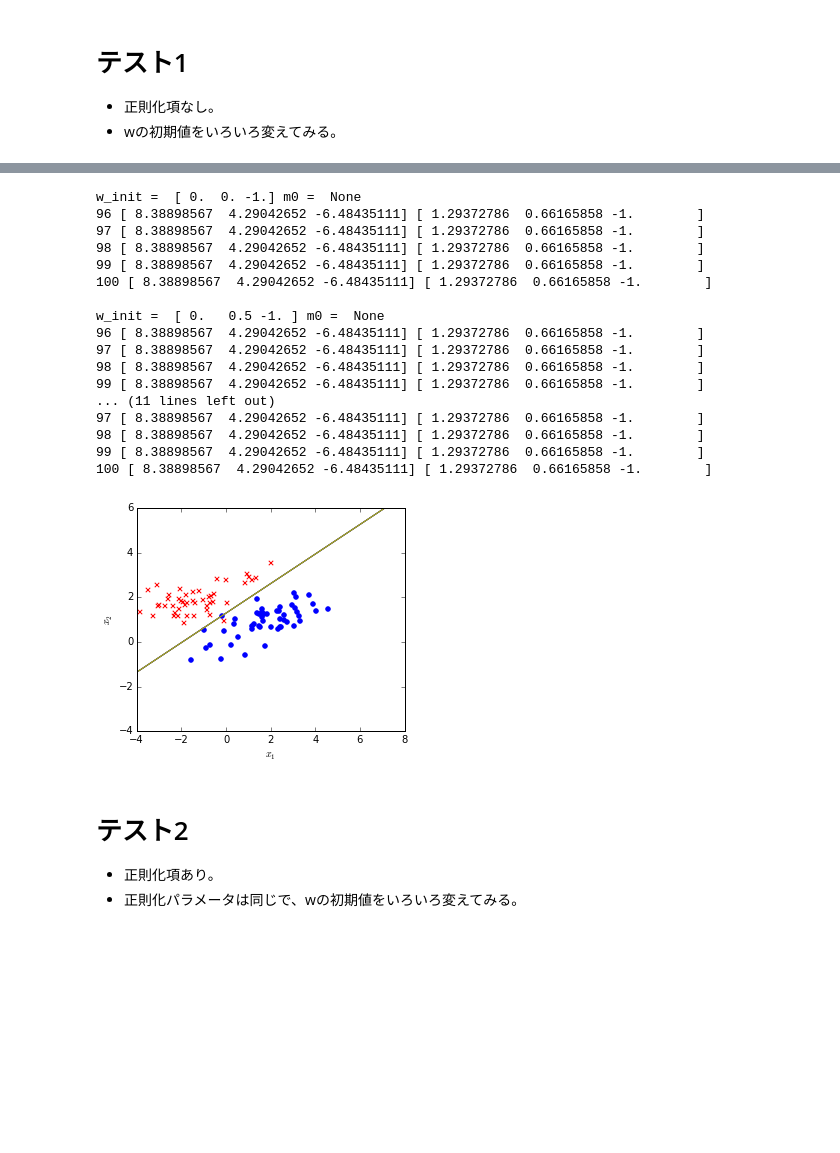
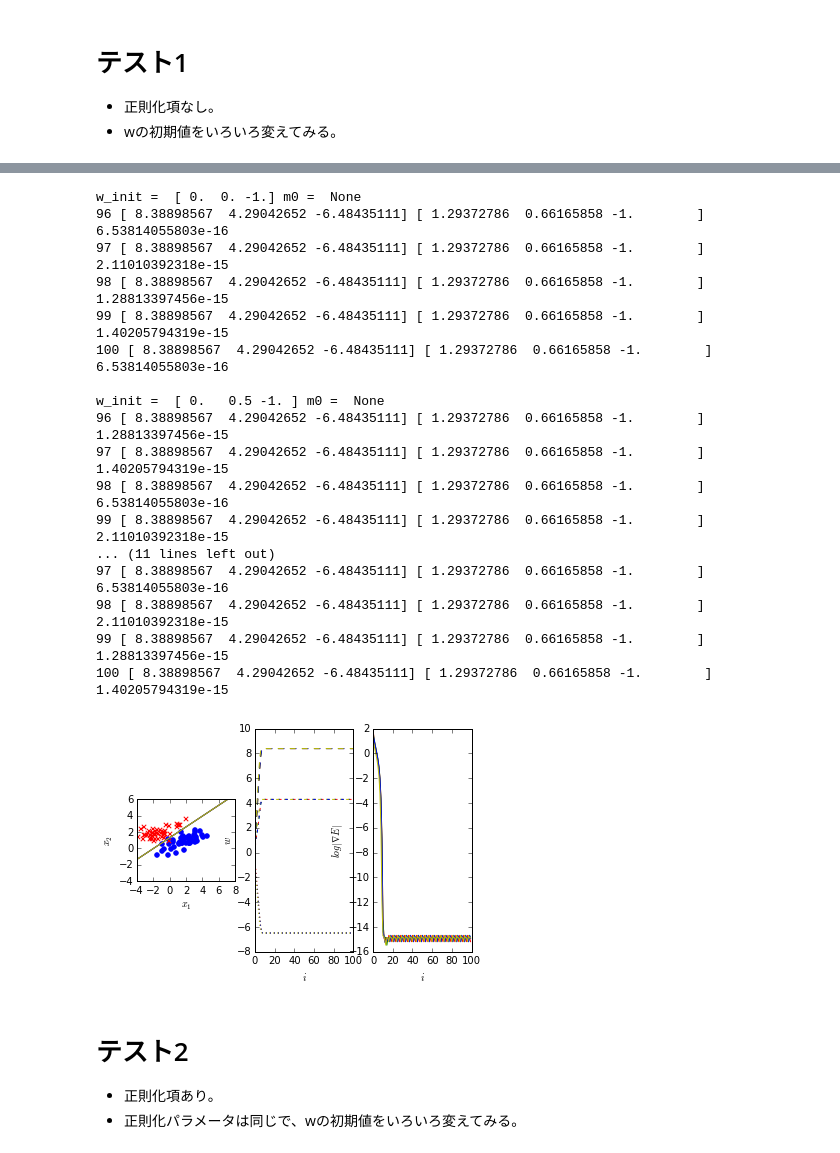
Before and after one commit to directorscut82/osaka_prml_reading, a Jupyter notebook: ipynb/PRML4.3-4.5_Logistic_Regression.ipynb, the cells around one changed output, grey strips where cells are left out. Cells and saved outputs as stored; diff of their text form; code cells hidden in the pictures; blank space fills up the shorter version.

```diff
--- a/ipynb/PRML4.3-4.5_Logistic_Regression.ipynb
+++ b/ipynb/PRML4.3-4.5_Logistic_Regression.ipynb
@@ -24,7 +24,7 @@ def logistic_regression(x, t, m0=None, S0inv=None, w_init=None, iter=100):
     if w_init is None: w = np.zeros(dim)
     else: w = w_init.copy()
 
-    history = [(0, w.copy())]
+    history = [(0, w.copy(), 0.0)]
     try:
         for i in range(iter):
             y = sigmoid(w.dot(Phi.T))
@@ -35,7 +35,7 @@ def logistic_regression(x, t, m0=None, S0inv=None, w_init=None, iter=100):
             # ↓これを入れないと、条件によってoverflowやunderflowが起こる。
             # 　wの絶対値が大きくならなければ、分母はなんでもよい？
             # w /= np.linalg.norm(w)
-            history.append((i + 1, w.copy()))
+            history.append((i + 1, w.copy(), np.linalg.norm(grad)))
     except Exception as e:
         return w, history, e
     return w, history, None
@@ -102,15 +126,17 @@ I = np.identity(ws[0].shape[0])
 colors = ['r', 'g', 'b', 'y']
 # %%
 # テスト用関数
-def test(x, t, c, m0=None, S0inv=None, w_init=None, iter=100):
+def test(x, t, c, axes, m0=None, S0inv=None, w_init=None, iter=100):
     w, history, e = logistic_regression(x, t, m0=m0, S0inv=S0inv, w_init=w_init, iter=iter)
 
-    plot_w(w, color=c)
-    if m0 is not None: plot_w(m0, color=c, linestyle='--')
+    plot_decision_boundary(axes[0], w, color=c)
+    if m0 is not None: plot_decision_boundary(axes[0], m0, color=c, linestyle='--')
+    plot_history_w(axes[1], [h[1] for h in history], iter, color=c)
+    plot_history_grad_E(axes[2], [h[2] for h in history], iter, color=c)
 
     print("w_init = ", w_init, "m0 = ", m0)
-    for (i, w_hist) in history[-5:]:
-        print(i, w_hist, - w_hist / w_hist[2])
+    for (i, w_hist, grad) in history[-5:]:
+        print(i, w_hist, - w_hist / w_hist[2], grad)
     if e: print(e)
     print()
 # %% [markdown]
@@ -120,8 +146,9 @@ def test(x, t, c, m0=None, S0inv=None, w_init=None, iter=100):
 - wの初期値をいろいろ変えてみる。
 # %%
 # データ集合その1の場合
-plot_data(x_1, t_1)
+fig, axes = plt.subplots(1, 3)
+plot_data(axes[0], x_1, t_1)
 for w_init, c in zip(ws, colors):
-    test(x_1, t_1, c, w_init=w_init, iter=100)
+    test(x_1, t_1, c, axes, w_init=w_init, iter=100)
 # %% [output]
 w_init =  [ 0.  0. -1.] m0 =  None
@@ -144,0 +172,6 @@ w_init =  [ 0.   0.5 -1. ] m0 =  None
+# %%
+# データ集合その1の場合 - 繰り返し回数を減らす
+fig, axes = plt.subplots(1, 3)
+plot_data(axes[0], x_1, t_1)
+for w_init, c in zip(ws, colors):
+    test(x_1, t_1, c, axes, w_init=w_init, iter=40)
@@ -145,27 +197,28 @@ w_init =  [ 0.   0.5 -1. ] m0 =  None
 # %%
 # データ集合その2の場合
-plot_data(x_2, t_2)
+fig, axes = plt.subplots(1, 3)
+plot_data(axes[0], x_2, t_2)
 for w_init, c in zip(ws, colors):
-    test(x_2, t_2, c, w_init=w_init, iter=100)
+    test(x_2, t_2, c, axes, w_init=w_init, iter=100)
 # %% [output]
 w_init =  [ 0.  0. -1.] m0 =  None
-96 [ 8.38898567  4.29042652 -6.48435111] [ 1.29372786  0.66165858 -1.        ]
-97 [ 8.38898567  4.29042652 -6.48435111] [ 1.29372786  0.66165858 -1.        ]
-98 [ 8.38898567  4.29042652 -6.48435111] [ 1.29372786  0.66165858 -1.        ]
-99 [ 8.38898567  4.29042652 -6.48435111] [ 1.29372786  0.66165858 -1.        ]
-100 [ 8.38898567  4.29042652 -6.48435111] [ 1.29372786  0.66165858 -1.        ]
+96 [ 8.38898567  4.29042652 -6.48435111] [ 1.29372786  0.66165858 -1.        ] 6.53814055803e-16
+97 [ 8.38898567  4.29042652 -6.48435111] [ 1.29372786  0.66165858 -1.        ] 2.11010392318e-15
+98 [ 8.38898567  4.29042652 -6.48435111] [ 1.29372786  0.66165858 -1.        ] 1.28813397456e-15
+99 [ 8.38898567  4.29042652 -6.48435111] [ 1.29372786  0.66165858 -1.        ] 1.40205794319e-15
+100 [ 8.38898567  4.29042652 -6.48435111] [ 1.29372786  0.66165858 -1.        ] 6.53814055803e-16
 
 w_init =  [ 0.   0.5 -1. ] m0 =  None
-96 [ 8.38898567  4.29042652 -6.48435111] [ 1.29372786  0.66165858 -1.        ]
-97 [ 8.38898567  4.29042652 -6.48435111] [ 1.29372786  0.66165858 -1.        ]
-98 [ 8.38898567  4.29042652 -6.48435111] [ 1.29372786  0.66165858 -1.        ]
-99 [ 8.38898567  4.29042652 -6.48435111] [ 1.29372786  0.66165858 -1.        ]
+96 [ 8.38898567  4.29042652 -6.48435111] [ 1.29372786  0.66165858 -1.        ] 1.28813397456e-15
+97 [ 8.38898567  4.29042652 -6.48435111] [ 1.29372786  0.66165858 -1.        ] 1.40205794319e-15
+98 [ 8.38898567  4.29042652 -6.48435111] [ 1.29372786  0.66165858 -1.        ] 6.53814055803e-16
+99 [ 8.38898567  4.29042652 -6.48435111] [ 1.29372786  0.66165858 -1.        ] 2.11010392318e-15
 ... (11 lines left out)
-97 [ 8.38898567  4.29042652 -6.48435111] [ 1.29372786  0.66165858 -1.        ]
-98 [ 8.38898567  4.29042652 -6.48435111] [ 1.29372786  0.66165858 -1.        ]
-99 [ 8.38898567  4.29042652 -6.48435111] [ 1.29372786  0.66165858 -1.        ]
-100 [ 8.38898567  4.29042652 -6.48435111] [ 1.29372786  0.66165858 -1.        ]
+97 [ 8.38898567  4.29042652 -6.48435111] [ 1.29372786  0.66165858 -1.        ] 6.53814055803e-16
+98 [ 8.38898567  4.29042652 -6.48435111] [ 1.29372786  0.66165858 -1.        ] 2.11010392318e-15
+99 [ 8.38898567  4.29042652 -6.48435111] [ 1.29372786  0.66165858 -1.        ] 1.28813397456e-15
+100 [ 8.38898567  4.29042652 -6.48435111] [ 1.29372786  0.66165858 -1.        ] 1.40205794319e-15
-[figure, old version]
+[figure, new version]
 # %% [markdown]
 # テスト2
 - 正則化項あり。
```
Also changed, not shown: parts of 10 cells of this notebook.
